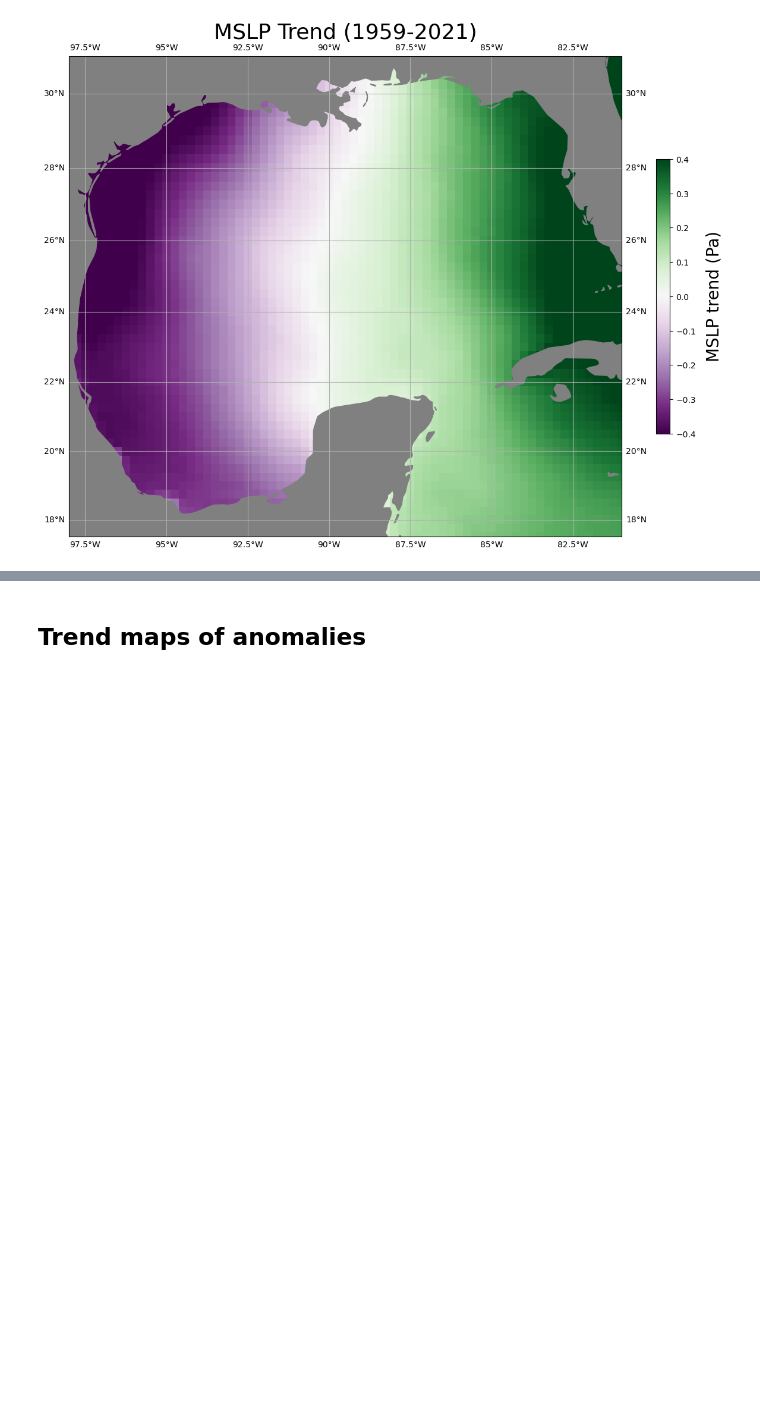
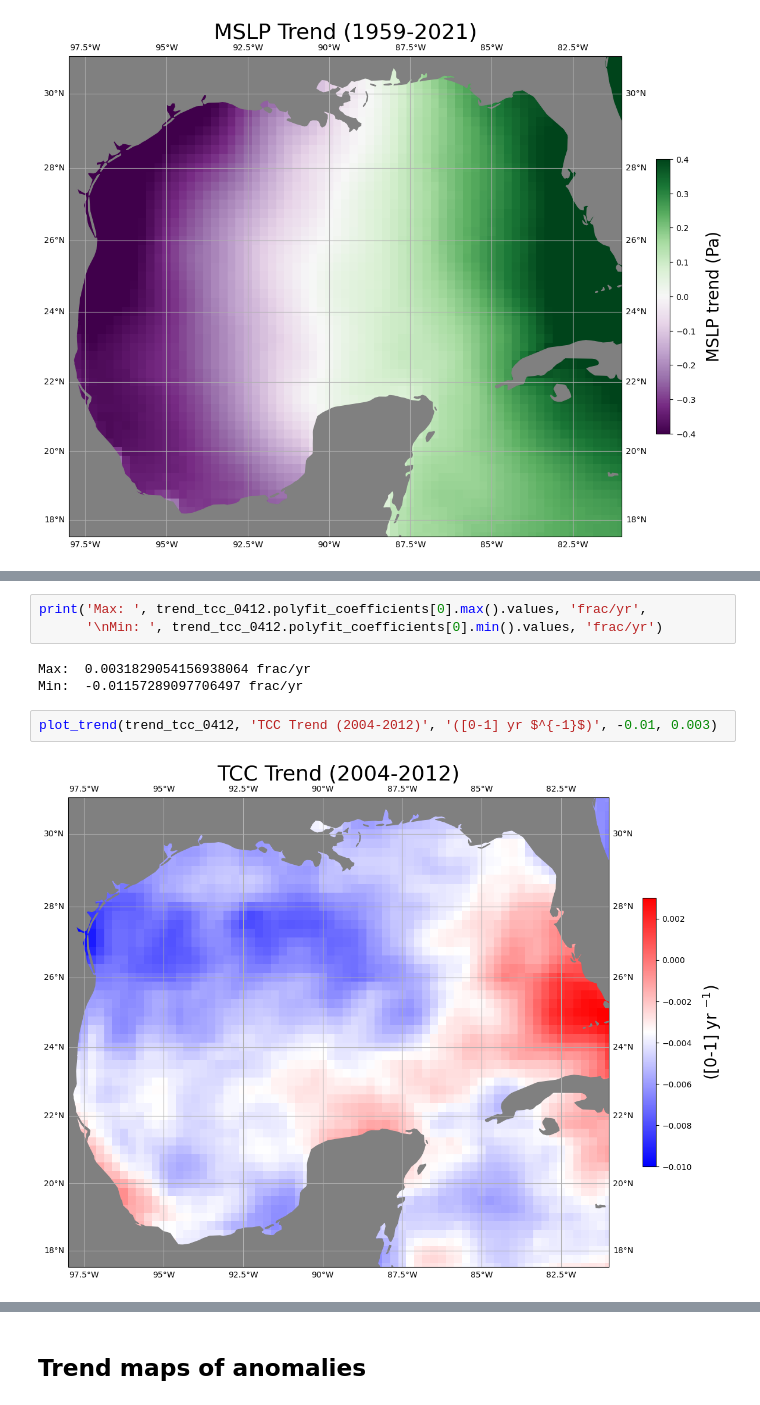
Before and after one commit to shanicetbailey/MHW-gfdl, a Jupyter notebook: 01-trend-maps.ipynb, the cells around one changed output, grey strips where cells are left out. Saved outputs shown, nothing was run; the diff lists cells and outputs as text; blank space fills up the shorter version.

```diff
--- a/01-trend-maps.ipynb
+++ b/01-trend-maps.ipynb
@@ -249,0 +344,10 @@ plt.title('MSLP Trend (1959-2021)', fontsize=26);
+# %%
+print('Max: ', trend_tcc_0412.polyfit_coefficients[0].max().values, 'frac/yr',
+      '\nMin: ', trend_tcc_0412.polyfit_coefficients[0].min().values, 'frac/yr')
+# %% [output]
+Max:  0.0031829054156938064 frac/yr
+Min:  -0.01157289097706497 frac/yr
+# %%
+plot_trend(trend_tcc_0412, 'TCC Trend (2004-2012)', '([0-1] yr $^{-1}$)', -0.01, 0.003)
+# %% [output]
+[figure, added]
```
Also changed, not shown: parts of 22 cells of this notebook.
